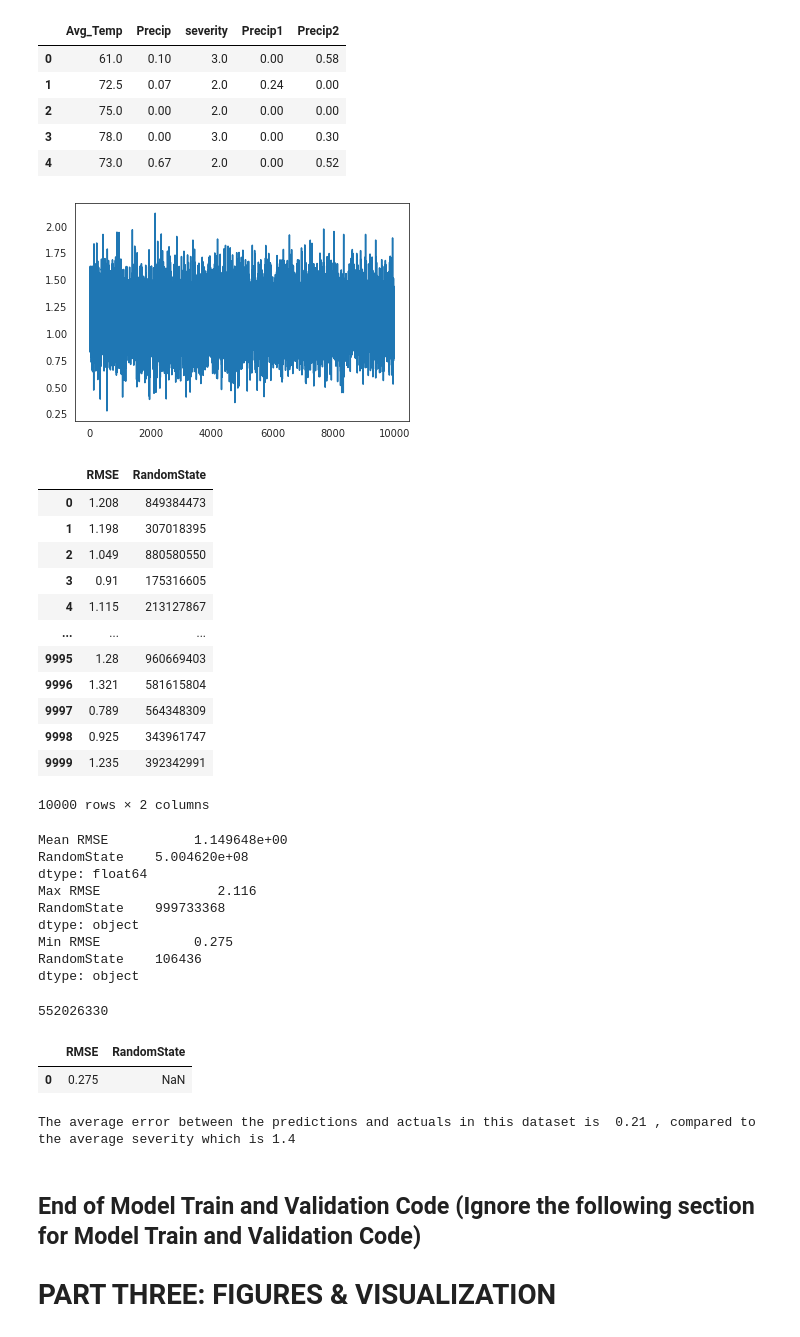
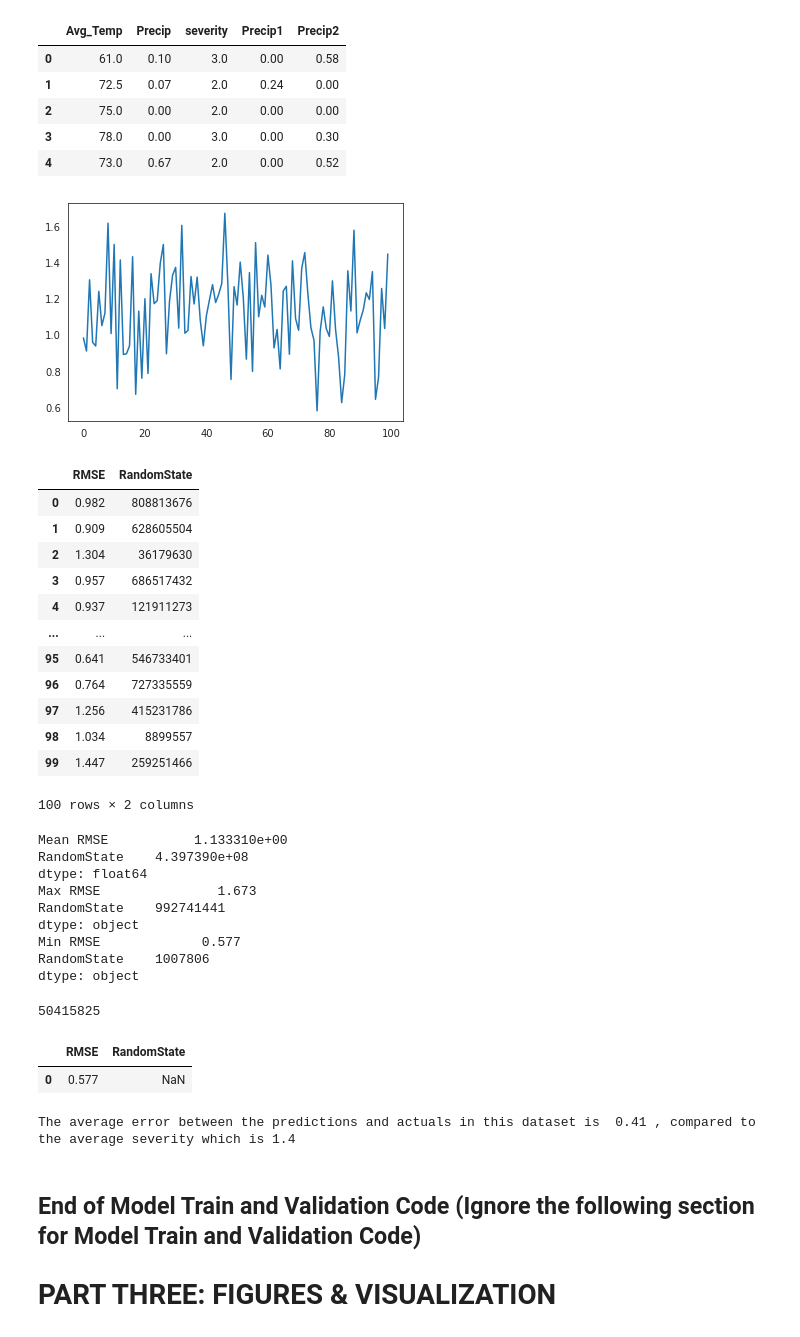
Before and after one commit to ChrisHarvey21/HABs, a Jupyter notebook: HABs.ipynb, the cells around one changed output. Cells and saved outputs as stored; diff of their text form; code cells hidden in the pictures.

```diff
--- a/HABs.ipynb
+++ b/HABs.ipynb
@@ -353,75 +349,75 @@ from random import randint
 
 #create the data frame
 df = pd.DataFrame(columns=['RMSE','RandomState'])
-for i in range(10000):
+for i in range(100):
   A = randint(0,999999999)
   random.seed(A)
   x = dataset.drop('severity', axis = 1) # Features
   y = dataset['severity']  # Target
 
 # Splitting into training and testing (80/20)
   x_train, x_test, y_train, y_test = train_test_split(x, y, test_size = 0.2, random_state=A)
 
 # Random Forest Regression with 10 decision trees
   random.seed(A)
   model = RandomForestRegressor(n_estimators = 10, random_state=A)
 
 # Fitting the Random Forest Regression model to the data
   model.fit(x_train, y_train)
 
 # Predicting the target values of the test set
   y_pred = model.predict(x_test)
 
 # RMSE (Root Mean Square Error)
   rmse = float(format(np.sqrt(mean_squared_error(y_test, y_pred)),'.3f'))
   df.loc[i, ['RMSE']] = rmse
   random.seed(A)
   df.loc[i, ['RandomState']] = A
 
 #Plot results
 import pandas as pd
 import matplotlib.pyplot as plt
 df = pd.DataFrame(df)
 df['RMSE'].plot()
 plt.show()
 df
 # %% [output]
-[figure, old version]
+[figure, new version]
 |  | RMSE | RandomState |
-| 0 | 1.208 | 849384473 |
-| 1 | 1.198 | 307018395 |
-| 2 | 1.049 | 880580550 |
-| 3 | 0.91 | 175316605 |
-| 4 | 1.115 | 213127867 |
+| 0 | 0.982 | 808813676 |
+| 1 | 0.909 | 628605504 |
+| 2 | 1.304 | 36179630 |
+| 3 | 0.957 | 686517432 |
+| 4 | 0.937 | 121911273 |
 | ... | ... | ... |
-| 9995 | 1.28 | 960669403 |
-| 9996 | 1.321 | 581615804 |
-| 9997 | 0.789 | 564348309 |
-| 9998 | 0.925 | 343961747 |
-| 9999 | 1.235 | 392342991 |
+| 95 | 0.641 | 546733401 |
+| 96 | 0.764 | 727335559 |
+| 97 | 1.256 | 415231786 |
+| 98 | 1.034 | 8899557 |
+| 99 | 1.447 | 259251466 |
-10000 rows × 2 columns
+100 rows × 2 columns
 # %%
 #A rule of thumb is that an RMSE of .2 to .5 shows that the model predicts accurately
 print('Mean', df.mean())
 print('Max', df.max())
 print('Min', df.min())
 # %% [output]
-Mean RMSE           1.149648e+00
-RandomState    5.004620e+08
+Mean RMSE           1.133310e+00
+RandomState    4.397390e+08
 dtype: float64
-Max RMSE               2.116
-RandomState    999733368
+Max RMSE               1.673
+RandomState    992741441
 dtype: object
-Min RMSE            0.275
-RandomState    106436
+Min RMSE             0.577
+RandomState    1007806
 dtype: object
 # %%
-#Store the random State associated with smallest RMSE() (note I found state 552026330 had an RMSE of .275)
+#Store the random State associated with smallest RMSE() (note I found state 917899874 had an RMSE of .264)
 a = df.loc[df['RMSE'] == df.RMSE.min()]
 b = a.iloc[0]['RandomState']
 b
 # %% [output]
-552026330
+50415825
 # %%
 #Repeat the model with the specific random state that minimizes the RMSE
 
@@ -455,7 +451,7 @@ df = pd.DataFrame(df)
 df
 # %% [output]
 |  | RMSE | RandomState |
-| 0 | 0.275 | NaN |
+| 0 | 0.577 | NaN |
 # %%
 # Calculate the absolute errors
 errors = abs(y_pred - y_test)
@@ -463,7 +459,7 @@ errors = abs(y_pred - y_test)
 print('The average error between the predictions and actuals in this dataset is ', round(np.mean(errors), 2),
       ', compared to the average severity which is' , round(np.mean(y),2))
 # %% [output]
-The average error between the predictions and actuals in this dataset is  0.21 , compared to the average severity which is 1.4
+The average error between the predictions and actuals in this dataset is  0.41 , compared to the average severity which is 1.4
 # %% [markdown]
 ## **End of Model Train and Validation Code (Ignore the following section for Model Train and Validation Code)**
 
```
Also changed, not shown: parts of 6 cells of this notebook.
